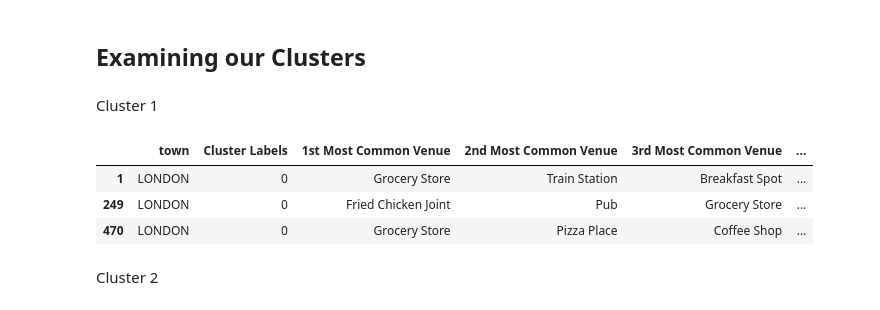
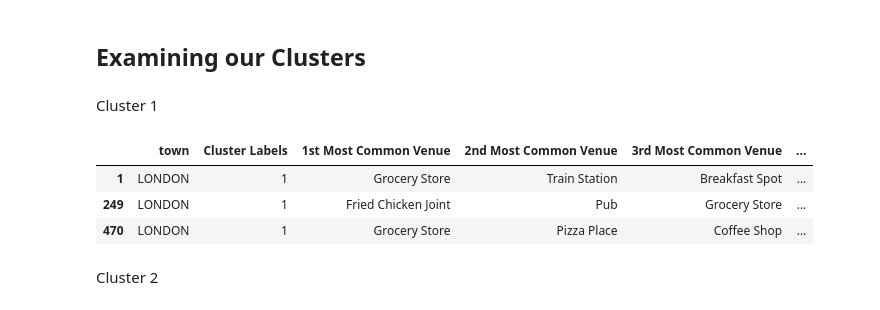
Before and after one commit to Thomas-George-T/A-Tale-of-Two-Cities, a Jupyter notebook: Tale_of_Two_Cities_A_Data_Science_Take.ipynb, the cells around one changed output. Saved outputs shown, nothing was run; the diff lists cells and outputs as text; code cells hidden in the pictures.

```diff
--- a/Tale_of_Two_Cities_A_Data_Science_Take.ipynb
+++ b/Tale_of_Two_Cities_A_Data_Science_Take.ipynb
@@ -400,5 +470,5 @@ To proceed with the next part, we need to define Foursquare API credentials.
 Using Foursquare API, we are able to get the venue and venue categories around each neighbourhood in London.
 # %%
 CLIENT_ID = 'LDIJF4KI5VGMMA3NNDLFZWHR12TCMNTUL0TUC3QPZ3SJD040'
-CLIENT_SECRET = 'D5FECV3TLYRAYS5ROF0MGXFDLY3UBSQOZPOFHJRKTIUV542X'
+CLIENT_SECRET = '0DXHVDFCZXNXFSLOFGOONJSS35KH4NAZXZN2AAAX5GCZVVTH'
 VERSION = '20180605' # Foursquare API version
@@ -627,7 +701,7 @@ array([1, 4, 3, 1, ..., 1, 1, 1, 1], dtype=int32)
 # %% [markdown]
 So our model has labeled the city
 # %%
-neighborhoods_venues_sorted_london.insert(0, 'Cluster Labels', kmeans_london.labels_)
+neighborhoods_venues_sorted_london.insert(0, 'Cluster Labels', kmeans_london.labels_ +1)
 # %% [markdown]
 Join London_merged with our neighbourhood venues sorted to add latitude & longitude for each of the neighborhood to prepare it for plotting
 # %%
@@ -681,12 +755,12 @@ map_clusters_london
 # %% [markdown]
 Cluster 1
 # %%
-london_data_nonan.loc[london_data_nonan['Cluster Labels'] == 0, london_data_nonan.columns[[1] + list(range(5, london_data_nonan.shape[1]))]]
+london_data_nonan.loc[london_data_nonan['Cluster Labels'] == 1, london_data_nonan.columns[[1] + list(range(5, london_data_nonan.shape[1]))]]
 # %% [output]
 |  | town | Cluster Labels | 1st Most Common Venue | 2nd Most Common Venue | 3rd Most Common Venue | ... |
-| 1 | LONDON | 0 | Grocery Store | Train Station | Breakfast Spot | ... |
-| 249 | LONDON | 0 | Fried Chicken Joint | Pub | Grocery Store | ... |
-| 470 | LONDON | 0 | Grocery Store | Pizza Place | Coffee Shop | ... |
+| 1 | LONDON | 1 | Grocery Store | Train Station | Breakfast Spot | ... |
+| 249 | LONDON | 1 | Fried Chicken Joint | Pub | Grocery Store | ... |
+| 470 | LONDON | 1 | Grocery Store | Pizza Place | Coffee Shop | ... |
 # %% [markdown]
 Cluster 2
 # %%
```
Also changed, not shown: parts of 59 cells of this notebook.
